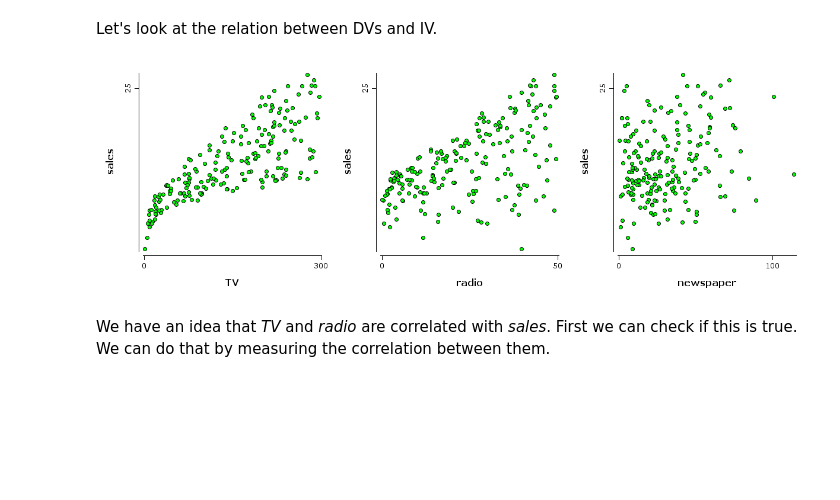
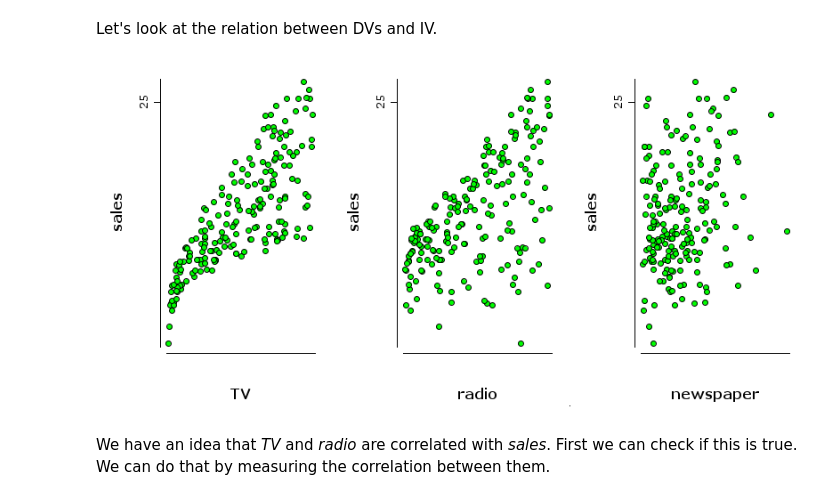
Before and after one commit to padreati/rapaio-notebooks, a Jupyter notebook: BriefPreview.ipynb, the cells around one changed output. Saved outputs shown, nothing was run; the diff lists cells and outputs as text; code cells hidden in the pictures; blank space fills up the shorter version.

```diff
--- a/BriefPreview.ipynb
+++ b/BriefPreview.ipynb
@@ -92,11 +68,10 @@ Let's look at the relation between DVs and IV.
 # %%
 WS.image(gridLayer(1,3)
          .add(points(df.rvar("TV"), df.rvar("sales"), pch(2), color(3)))
          .add(points(df.rvar("radio"), df.rvar("sales"), pch(2), color(3)))
-         .add(points(df.rvar("newspaper"), df.rvar("sales"), pch(2), color(3))),
-1200, 400);
+         .add(points(df.rvar("newspaper"), df.rvar("sales"), pch(2), color(3))));
 # %% [output]
-[figure, old version]
+[figure, new version]
 # %% [markdown]
 We have an idea that *TV* and *radio* are correlated with *sales*. First we can check if this is true. We can do that by measuring the correlation between them.
 # %%
```
Also changed, not shown: parts of 7 cells of this notebook, 1 other file.
